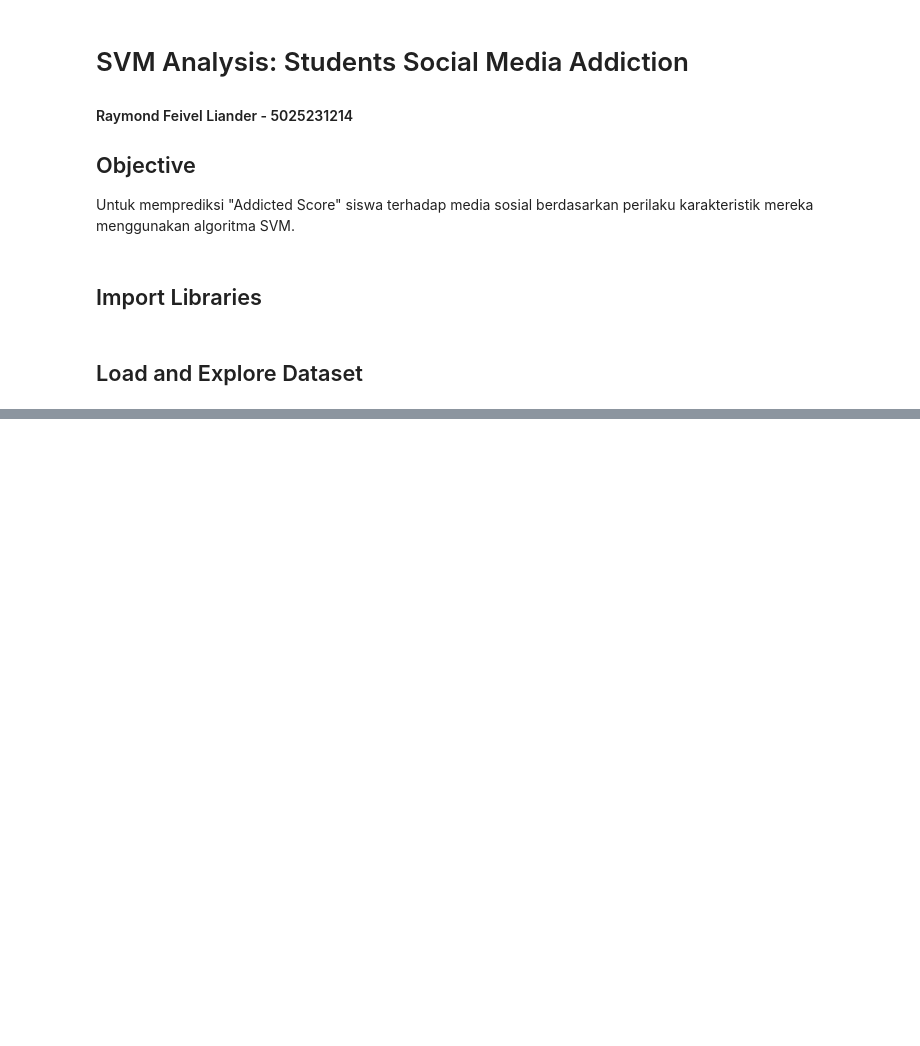
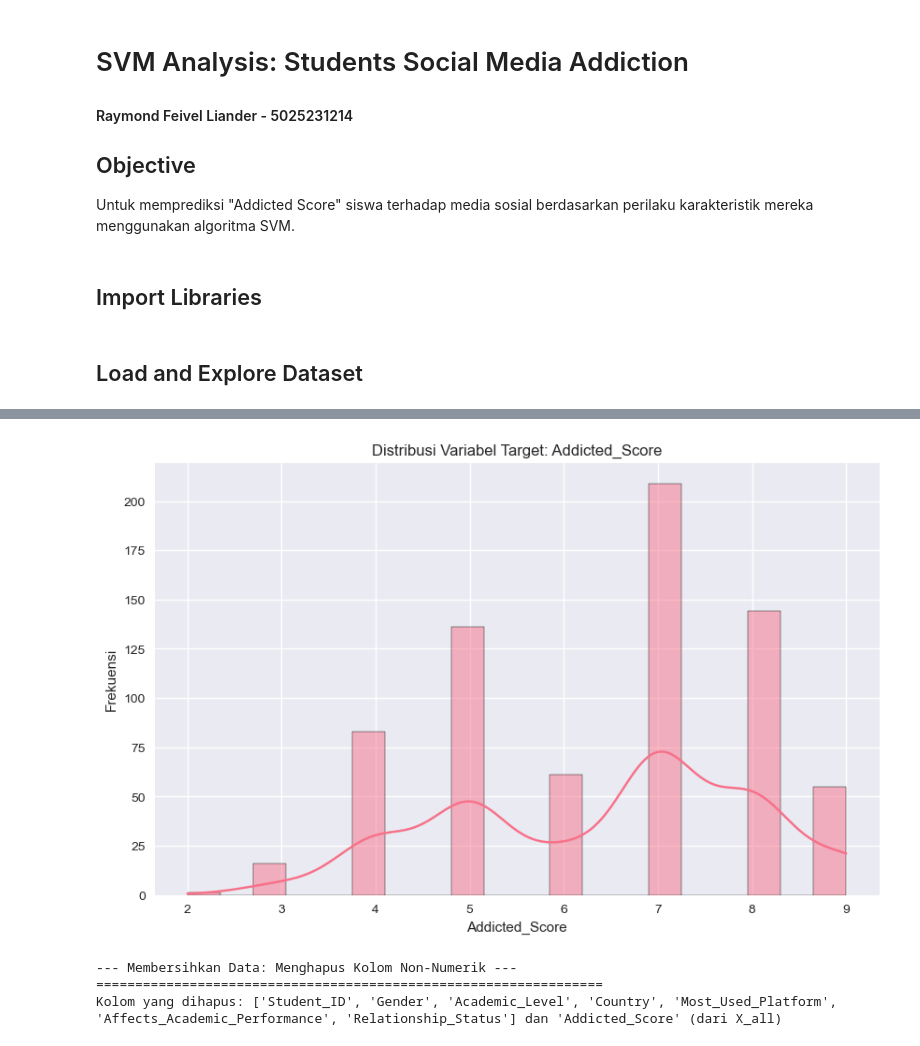
Before and after one commit to tsaqifimtinan/finalproject-kel-8-pm-d, a Jupyter notebook: svm/svm_analysis.ipynb, the cells around one changed output, grey strips where cells are left out. Drawn from its saved outputs; the diff is of its cells as text; code cells hidden in the pictures; blank space fills up the shorter version.

```diff
--- a/svm/svm_analysis.ipynb
+++ b/svm/svm_analysis.ipynb
@@ -249,0 +21,25 @@ Eksperimen seleksi fitur selesai.
+# %%
+plt.style.use('seaborn-v0_8')
+sns.set_palette("husl")
+
+print("--- Memuat dan Mengeksplorasi Dataset ---")
+print("=" * 50)
+
+# Load the preprocessed data
+df = pd.read_csv('../dataset/Students_Social_Media_Addiction_Feature_Engineered.csv')
+print("Preprocessed data loaded successfully.")
+print(f"Shape of preprocessed data: {df.shape}")
+
+# Optimal features
+selected_features = [
+    'Avg_Daily_Usage_Hours',
+    'Sleep_Hours_Per_Night',
+    'Mental_Health_Score',
+    'Conflicts_Over_Social_Media',
+    'Adequate_Sleep',
+    'SM_Impact_Score',
+    'Lifestyle_Balance',
+    'Mental_Health_Risk_Medium',
+    'Mental_Health_Risk_Low'
+]
+df.head()
@@ -249,0 +58,39 @@ Eksperimen seleksi fitur selesai.
+# %%
+# Define target variable
+target_column = 'Addicted_Score'
+y = df[target_column]
+
+# Plot distribusi variabel target
+plt.figure(figsize=(10, 6))
+sns.histplot(y, kde=True, bins=20)
+plt.title(f'Distribusi Variabel Target: {target_column}')
+plt.xlabel(target_column)
+plt.ylabel('Frekuensi')
+plt.show()
+# %% [output]
+[figure, added]
+# %%
+# --- Membersihkan Data: Menghapus Kolom Non-Numerik ---
+print("\n--- Membersihkan Data: Menghapus Kolom Non-Numerik ---")
+print("=" * 65)
+
+# Kolom yang akan dihapus karena non-numerik atau tidak relevan sebagai fitur
+columns_to_drop_from_features = [
+    'Student_ID',
+    'Gender',
+    'Academic_Level',
+    'Country',
+    'Most_Used_Platform',
+    'Affects_Academic_Performance',
+    'Relationship_Status'
+]
+
+# Buat DataFrame fitur yang hanya berisi kolom numerik yang relevan.
+# Kolom target juga akan dikeluarkan untuk membentuk X_all.
+X_all = df.drop(columns=columns_to_drop_from_features + [target_column], errors='ignore')
+
+print(f"Kolom yang dihapus: {columns_to_drop_from_features} dan '{target_column}' (dari X_all)")
+# %% [output]
+--- Membersihkan Data: Menghapus Kolom Non-Numerik ---
+=================================================================
+Kolom yang dihapus: ['Student_ID', 'Gender', 'Academic_Level', 'Country', 'Most_Used_Platform', 'Affects_Academic_Performance', 'Relationship_Status'] dan 'Addicted_Score' (dari X_all)
```
Also changed, not shown: parts of 20 cells of this notebook.
